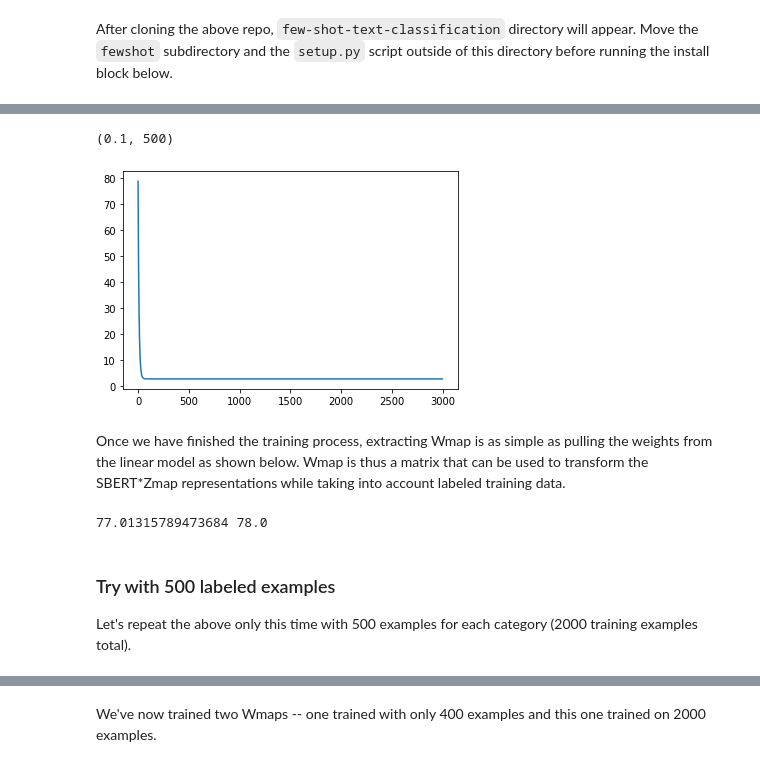
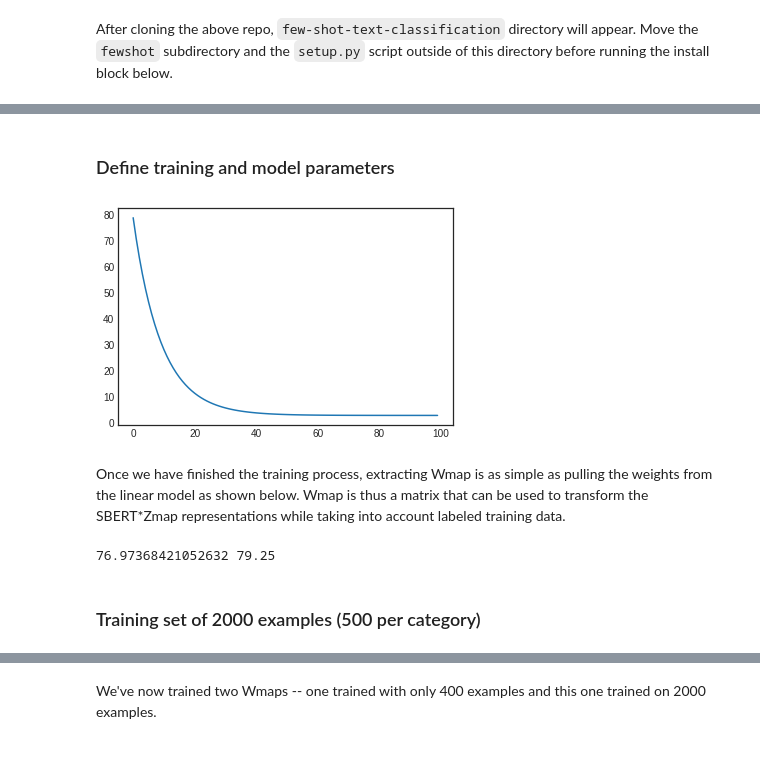
Before and after one commit to fastforwardlabs/few-shot-text-classification, a Jupyter notebook: notebooks/Wmap_Experiments.ipynb, the cells around one changed output, grey strips where cells are left out. Cells and saved outputs as stored; diff of their text form; code cells hidden in the pictures.

Commit message:
refactored Wmap notebook and added lots more documentation

```diff
--- a/notebooks/Wmap_Experiments.ipynb
+++ b/notebooks/Wmap_Experiments.ipynb
@@ -182,12 +253,14 @@ To begin, we'll start with just 100 annotated examples for each of the four cate
 # %%
 # select a subsample of the AG news train set containing, at most, 400 examples
-df_news_train_subset = select_subsample(df_news_train, sample_size=100)
+df_news_train100 = select_subsample(df_news_train, sample_size=100)
 
 # convert that DataFrame to a Dataset
-news_train_subset = _create_dataset_from_df(df_news_train_subset, 'text')
+news_train100 = _create_dataset_from_df(df_news_train100, 'text')
+# compute sbert embeddings for each example
+#news_train100.calc_sbert_embeddings()
 
 # this is required due the particular implementation details of our Dataset class
-news_train_subset = expand_labels(news_train_subset)
+news_train100 = expand_labels(news_train100)
 # %%
 # convert the properly formatted training Dataset into a PyTorch DataLoader
-data_loader = prepare_dataloader(news_train_subset, Zmap_w2v)
+data_loader = prepare_dataloader(news_train100, Zmap_w2v)
@@ -212,31 +267,41 @@ best_model, best_lr, best_lam, loss = hptuning(data_loader,
-# %%
-# time and again, this pair of (learning rate, lambda) cropped up as the best
-best_lr, best_lam
-# %% [output]
-(0.1, 500)
+# %% [markdown]
+### Define training and model parameters
+# %%
+# dimensions for Wmap should match the last dimension of Zmap since Wmap will modify SBERT*Zmap
+model_size = (Zmap_w2v.size()[1], Zmap_w2v.size()[1])
+lr = 0.1          # learning rate
+lam = 500         # lambda regularization value
+epochs = 100      # training epochs
+device = "cuda" if torch.cuda.is_available() else "cpu"
+# %%
+# instantiate a model and loss function
+fewshot_model = FewShotLinearRegression(*model_size,
+                                        loss_fcn=BayesianMSELoss(device=device),
+                                        lr=lr,
+                                        device=device)
+# train
+loss_history = train(fewshot_model, data_loader, num_epochs=epochs, lam=lam)
 # %%
 # visualize the loss as a function of epochs
-plt.plot(loss);
+plt.plot(loss_history);
 # %% [output]
-[figure, old version]
+[figure, new version]
 # %% [markdown]
 Once we have finished the training process, extracting Wmap is as simple as pulling the weights from the linear model as shown below. Wmap is thus a matrix that can be used to transform the SBERT*Zmap representations while taking into account labeled training data.
 # %%
 # grab Wmap (weight matrix of the model)
-Wmap_100 = best_model.linear.weight.detach().cpu()
+Wmap_100 = fewshot_model.linear.weight.detach().cpu()
 
 # predict on test set
-test_score = predict_and_score_Wmap(news_test_data, Wmap_100, Zmap_w2v)
+test_score = predict_and_score(news_test, linear_maps=[Zmap_w2v, Wmap_100])
 
 # predict on train set
-train_score = predict_and_score_Wmap(news_train_subset, Wmap_100, Zmap_w2v)
+train_score = predict_and_score(news_train100, linear_maps=[Zmap_w2v, Wmap_100])
 
 print(test_score, train_score)
 # %% [output]
-77.01315789473684 78.0
+76.97368421052632 79.25
-# %% [markdown]
-### Try with 500 labeled examples
-
-Let's repeat the above only this time with 500 examples for each category (2000 training examples total).
+# %% [markdown]
+### Training set of 2000 examples (500 per category)
 # %%
 df_news_train500 = select_subsample(df_news_train, sample_size=500)
```
Also changed, not shown: parts of 72 cells of this notebook.
